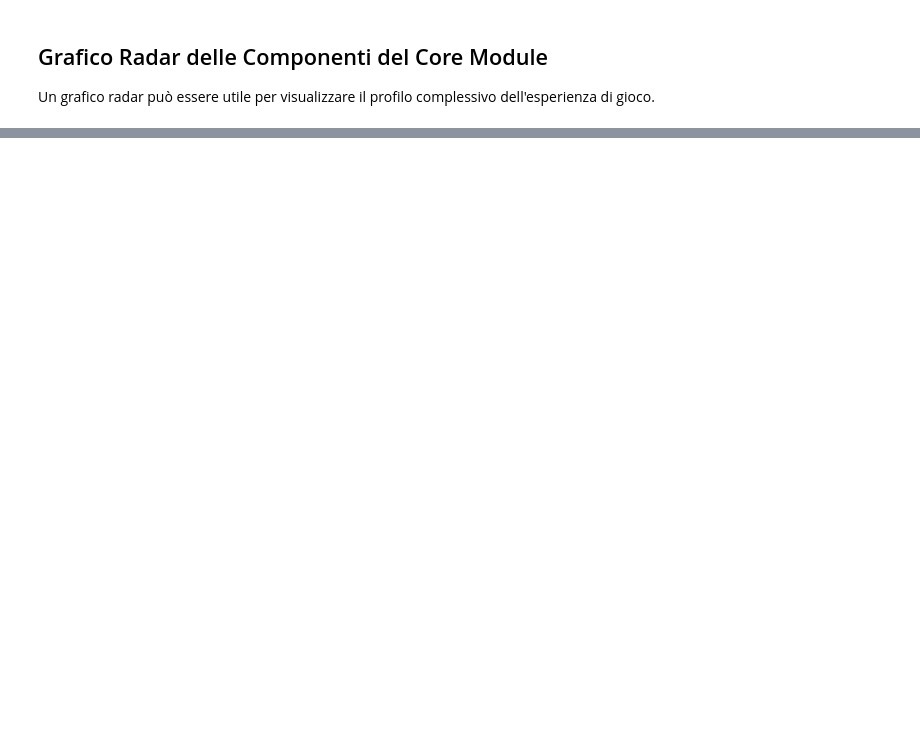
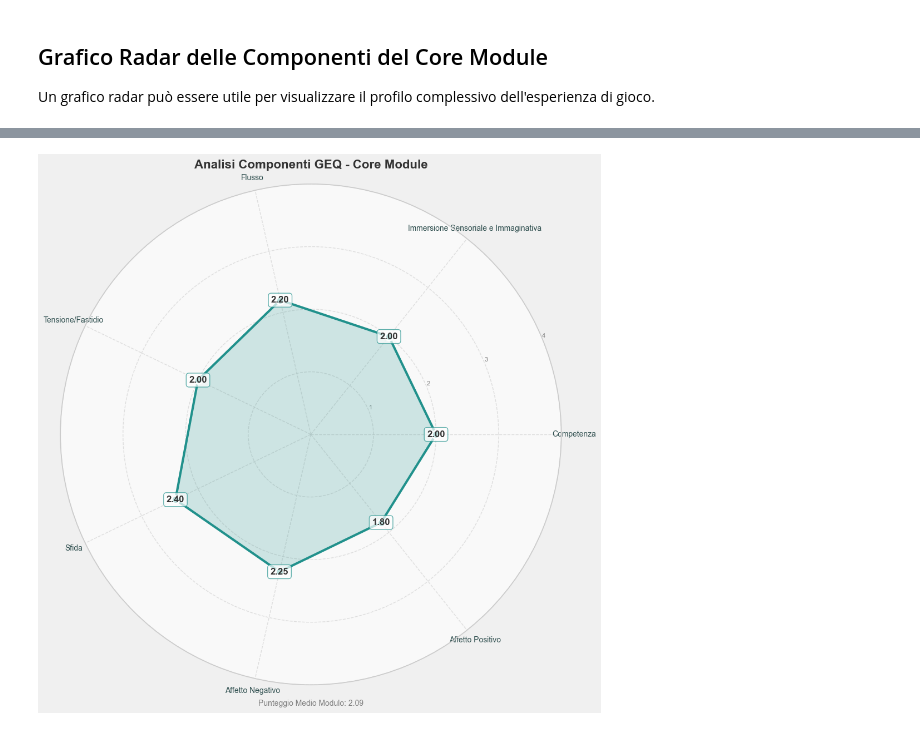
Before and after one commit to Cry4775/geq-questionnaire, a Jupyter notebook: geq-analysis-notebook.ipynb, the cells around one changed output, grey strips where cells are left out. Cells and saved outputs as stored; diff of their text form; code cells hidden in the pictures; blank space fills up the shorter version.

```diff
--- a/geq-analysis-notebook.ipynb
+++ b/geq-analysis-notebook.ipynb
@@ -420,0 +170,97 @@ Queste metriche ti aiuteranno a dimostrare scientificamente il valore del tuo al
+# %%
+def create_advanced_radar_chart(results, module_name):
+    """
+    Crea un grafico radar avanzato e visivamente accattivante.
+
+    Args:
+        results (dict): Dizionario dei risultati per componente
+        module_name (str): Nome del modulo
+    """
+    # Preparazione dei dati
+    components = list(results.keys())
+    scores = list(results.values())
+
+    # Numero di componenti
+    num_components = len(components)
+
+    # Calcolo degli angoli
+    angles = [n / float(num_components) * 2 * np.pi for n in range(num_components)]
+
+    # Chiudi il poligono
+    scores += scores[:1]
+    angles += angles[:1]
+
+    # Configurazione del grafico con stile moderno
+    plt.figure(figsize=(12, 10), facecolor='#f0f0f0')
+    ax = plt.subplot(111, polar=True)
+
+    # Imposta lo sfondo
+    ax.set_facecolor('#f9f9f9')
+
+    # Aggiungi griglie radiali personalizzate
+    ax.set_rlim(0, 4)
+    ax.set_rticks([1, 2, 3, 4])
+    ax.set_yticklabels(['1', '2', '3', '4'], color='gray', size=8)
+    ax.grid(color='lightgray', linestyle='--', alpha=0.7)
+
+    # Colore della palette
+    color = sns.color_palette("viridis", n_colors=1)[0]
+
+    # Disegna il poligono con stile
+    ax.plot(angles, scores, color=color, linewidth=3,
+            marker='o', markersize=10,
+            markerfacecolor=color,
+            markeredgecolor='white',
+            markeredgewidth=2)
+
+    # Riempimento con trasparenza
+    ax.fill(angles, scores, color=color, alpha=0.2)
+
+    # Personalizzazione delle etichette
+    plt.xticks(angles[:-1], components, color='darkslategray', size=10)
+
+    # Titolo con stile
+    plt.title(f'Analisi Componenti GEQ - {module_name}',
+              fontsize=16,
+              fontweight='bold',
+              color='#333333',
+              pad=20)
+
+    # Aggiungi valori con ombreggiatura
+    for angle, score, component in zip(angles[:-1], scores[:-1], components):
+        ax.text(angle, score, f'{score:.2f}',
+                color='#333333',
+                fontweight='bold',
+                horizontalalignment='center',
+                verticalalignment='center',
+                bbox=dict(facecolor='white',
+                          edgecolor=color,
+                          boxstyle='round,pad=0.3',
+                          alpha=0.7))
+
+    # Annotazione con statistiche
+    mean_score = np.mean(scores[:-1])
+    plt.figtext(0.5, 0,
+                f'Punteggio Medio Modulo: {mean_score:.2f}',
+                ha='center',
+                fontsize=10,
+                color='gray')
+
+    plt.tight_layout()
+    plt.show()
+
+# Funzione per generare grafici radar per tutti i moduli
+def generate_radar_charts(results):
+    """
+    Genera grafici radar per tutti i moduli.
+
+    Args:
+        results (dict): Dizionario dei risultati per ogni modulo
+    """
+    for module_name, module_results in results.items():
+        create_advanced_radar_chart(module_results, module_name)
+
+# Chiamata nel tuo script principale
+generate_radar_charts(results)
+# %% [output]
+[figure, added]
```
Also changed, not shown: parts of 18 cells of this notebook, 3 other files.
